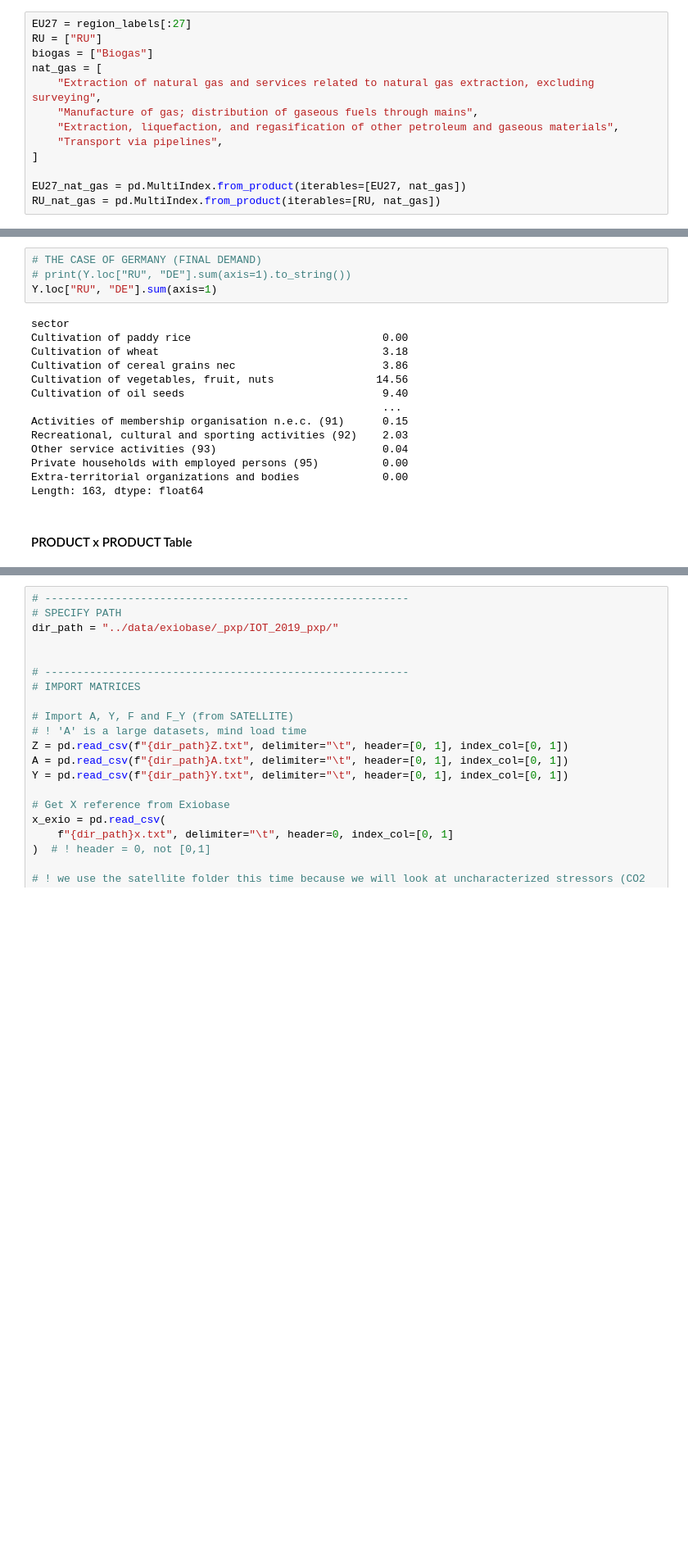
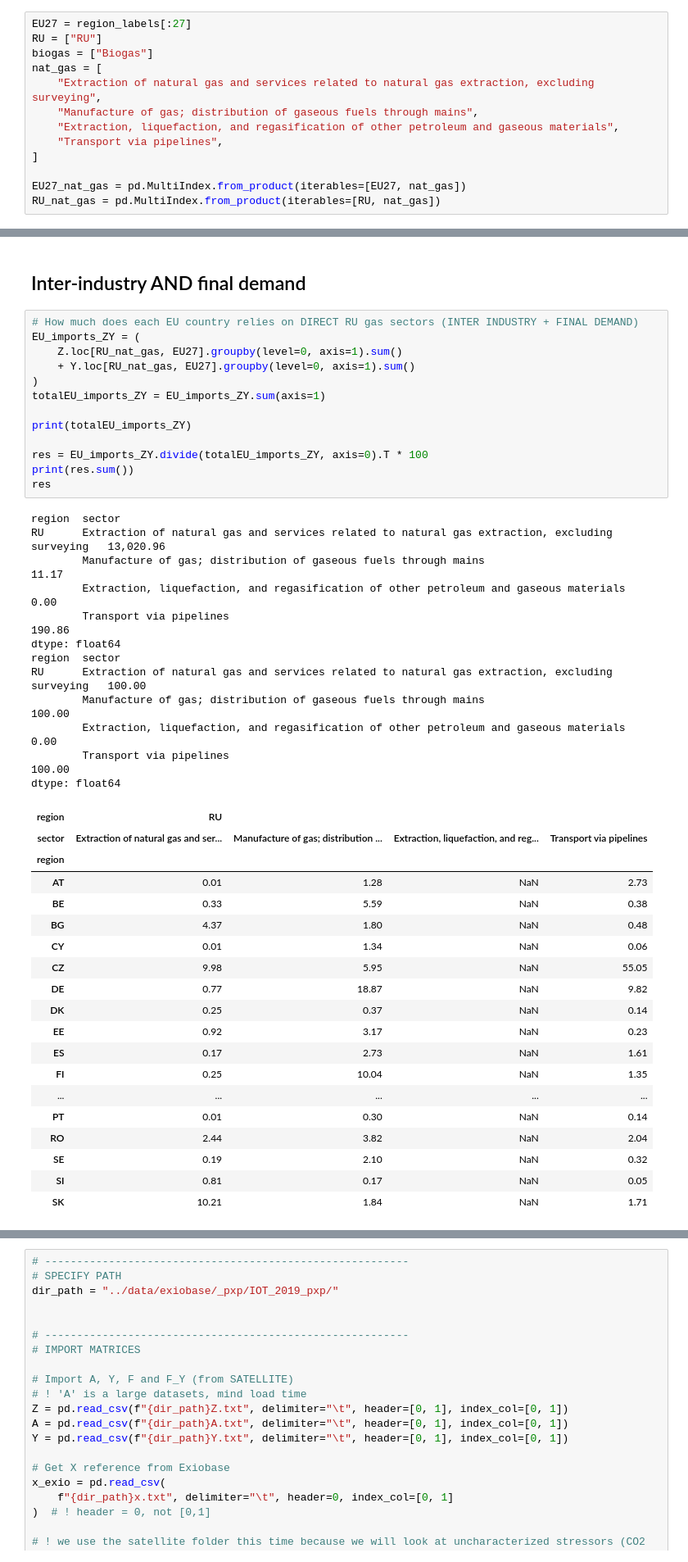
Before and after one commit to adrien-perello/EEIOA, a Jupyter notebook: notebooks/IGA.ipynb, the cells around one changed output, grey strips where cells are left out. Shown at 82% size. Saved outputs shown, nothing was run; the diff lists cells and outputs as text; blank space fills up the shorter version.

```diff
--- a/notebooks/IGA.ipynb
+++ b/notebooks/IGA.ipynb
@@ -184,20 +170,47 @@ Length: 163, dtype: float64
-# %%
-# THE CASE OF GERMANY (FINAL DEMAND)
-# print(Y.loc["RU", "DE"].sum(axis=1).to_string())
-Y.loc["RU", "DE"].sum(axis=1)
-# %% [output]
-sector
-Cultivation of paddy rice                              0.00
-Cultivation of wheat                                   3.18
-Cultivation of cereal grains nec                       3.86
-Cultivation of vegetables, fruit, nuts                14.56
-Cultivation of oil seeds                               9.40
-                                                       ...
-Activities of membership organisation n.e.c. (91)      0.15
-Recreational, cultural and sporting activities (92)    2.03
-Other service activities (93)                          0.04
-Private households with employed persons (95)          0.00
-Extra-territorial organizations and bodies             0.00
-Length: 163, dtype: float64
-# %% [markdown]
-#### PRODUCT x PRODUCT Table
+# %% [markdown]
+## Inter-industry AND final demand
+# %%
+# How much does each EU country relies on DIRECT RU gas sectors (INTER INDUSTRY + FINAL DEMAND)
+EU_imports_ZY = (
+    Z.loc[RU_nat_gas, EU27].groupby(level=0, axis=1).sum()
+    + Y.loc[RU_nat_gas, EU27].groupby(level=0, axis=1).sum()
+)
+totalEU_imports_ZY = EU_imports_ZY.sum(axis=1)
+
+print(totalEU_imports_ZY)
+
+res = EU_imports_ZY.divide(totalEU_imports_ZY, axis=0).T * 100
+print(res.sum())
+res
+# %% [output]
+region  sector
+RU      Extraction of natural gas and services related to natural gas extraction, excluding surveying   13,020.96
+        Manufacture of gas; distribution of gaseous fuels through mains                                     11.17
+        Extraction, liquefaction, and regasification of other petroleum and gaseous materials                0.00
+        Transport via pipelines                                                                            190.86
+dtype: float64
+region  sector
+RU      Extraction of natural gas and services related to natural gas extraction, excluding surveying   100.00
+        Manufacture of gas; distribution of gaseous fuels through mains                                 100.00
+        Extraction, liquefaction, and regasification of other petroleum and gaseous materials             0.00
+        Transport via pipelines                                                                         100.00
+dtype: float64
+| region | RU |  |  |  |
+| sector | Extraction of natural gas and ser... | Manufacture of gas; distribution ... | Extraction, liquefaction, and reg... | Transport via pipelines |
+| region |  |  |  |  |
+| AT | 0.01 | 1.28 | NaN | 2.73 |
+| BE | 0.33 | 5.59 | NaN | 0.38 |
+| BG | 4.37 | 1.80 | NaN | 0.48 |
+| CY | 0.01 | 1.34 | NaN | 0.06 |
+| CZ | 9.98 | 5.95 | NaN | 55.05 |
+| DE | 0.77 | 18.87 | NaN | 9.82 |
+| DK | 0.25 | 0.37 | NaN | 0.14 |
+| EE | 0.92 | 3.17 | NaN | 0.23 |
+| ES | 0.17 | 2.73 | NaN | 1.61 |
+| FI | 0.25 | 10.04 | NaN | 1.35 |
+| ... | ... | ... | ... | ... |
+| PT | 0.01 | 0.30 | NaN | 0.14 |
+| RO | 2.44 | 3.82 | NaN | 2.04 |
+| SE | 0.19 | 2.10 | NaN | 0.32 |
+| SI | 0.81 | 0.17 | NaN | 0.05 |
+| SK | 10.21 | 1.84 | NaN | 1.71 |
```
Also changed, not shown: parts of 20 cells of this notebook.
